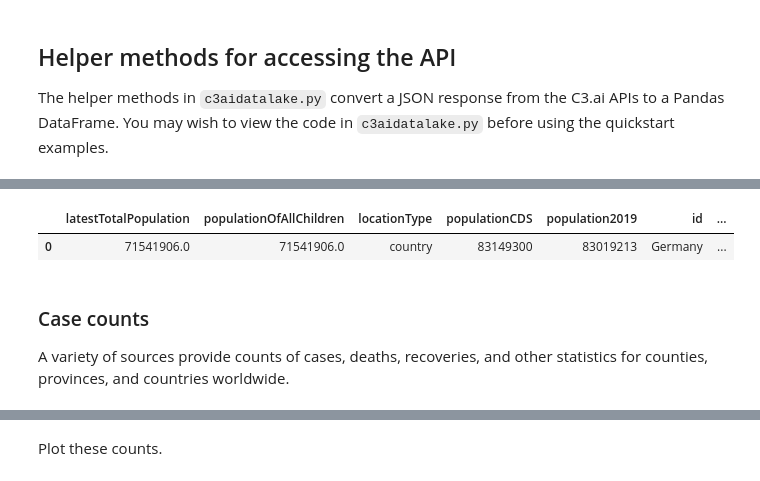
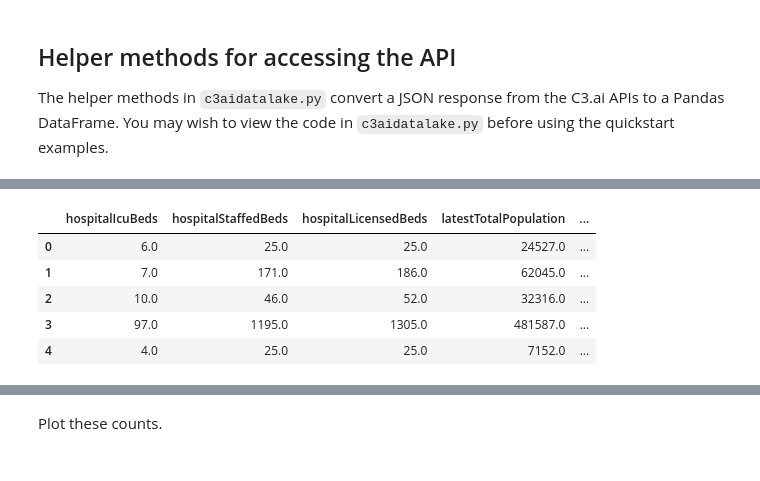
Before and after one commit to CannyLab/c3ai-covidchallenge, a Jupyter notebook: c3aidatalake-notebooks-python/quickstart.ipynb, the cells around one changed output, grey strips where cells are left out. Drawn from its saved outputs; the diff is of its cells as text; code cells hidden in the pictures.

Commit message:
utils/get_counties_query

```diff
--- a/c3aidatalake-notebooks-python/quickstart.ipynb
+++ b/c3aidatalake-notebooks-python/quickstart.ipynb
@@ -55,23 +50,22 @@ import c3aidatalake
-# %%
-# Fetch facts about Germany
-locations = c3aidatalake.fetch(
-    "outbreaklocation",
-    {
-        "spec" : {
-            "filter" : "id == 'Germany'"
-        }
-    }
-)
-
-locations
-# %% [output]
-|  | latestTotalPopulation | populationOfAllChildren | locationType | populationCDS | population2019 | id | ... |
-| 0 | 71541906.0 | 71541906.0 | country | 83149300 | 83019213 | Germany | ... |
-# %% [markdown]
-<a id="outbreaklocation/casecounts"></a>
-### Case counts
-
-A variety of sources provide counts of cases, deaths, recoveries, and other statistics for counties, provinces, and countries worldwide.
+# %%
+counties = c3aidatalake.fetch(
+    "outbreaklocation",
+    {
+        "spec" : {
+            "filter" : "contains(id, 'UnitedStates') && locationType == 'county'"
+        }
+    },
+    get_all = True
+)
+# %%
+counties['name'].apply(lambda )
+# %% [output]
+|  | hospitalIcuBeds | hospitalStaffedBeds | hospitalLicensedBeds | latestTotalPopulation | ... |
+| 0 | 6.0 | 25.0 | 25.0 | 24527.0 | ... |
+| 1 | 7.0 | 171.0 | 186.0 | 62045.0 | ... |
+| 2 | 10.0 | 46.0 | 52.0 | 32316.0 | ... |
+| 3 | 97.0 | 1195.0 | 1305.0 | 481587.0 | ... |
+| 4 | 4.0 | 25.0 | 25.0 | 7152.0 | ... |
 # %%
 # Total number of confirmed cases, deaths, and recoveries in Santa Clara, California
 today = pd.Timestamp.now().strftime("%Y-%m-%d")
```
Also changed, not shown: parts of 5 cells of this notebook, 3 other files.
